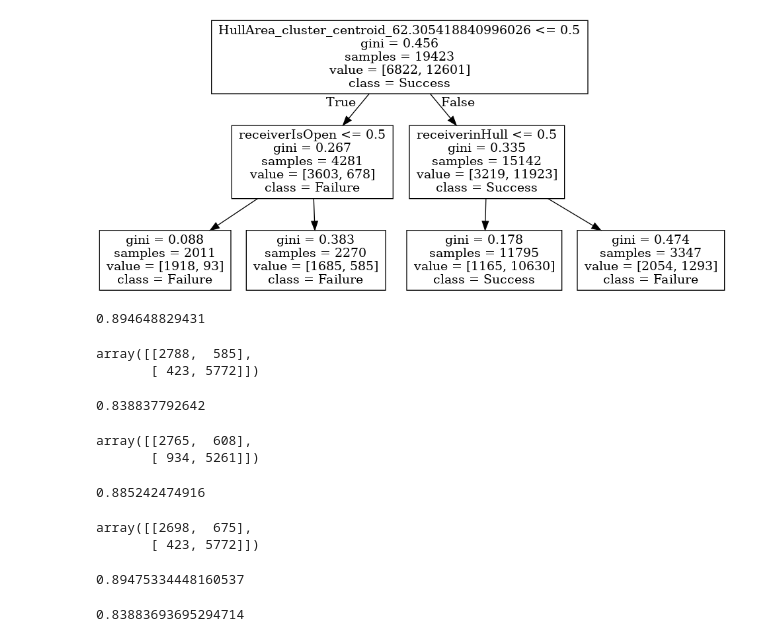
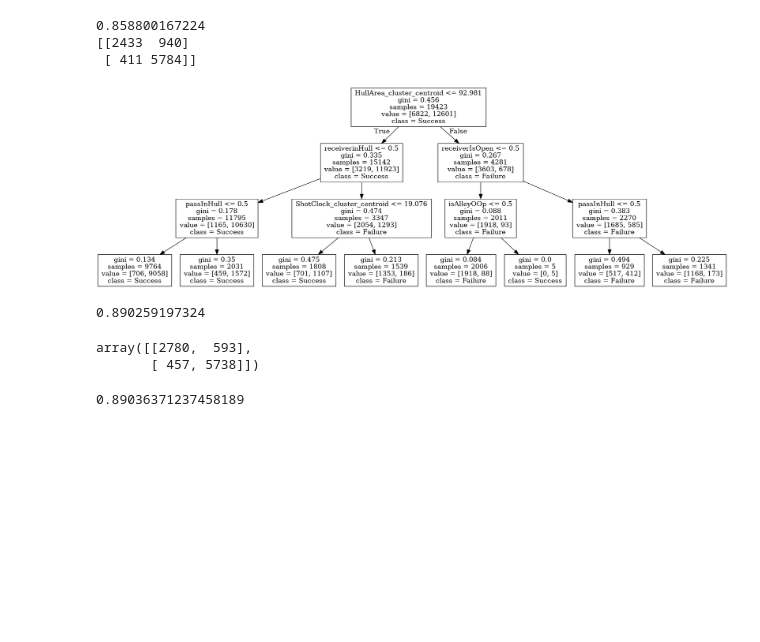
Before and after one commit to pauldevos/cu-bball-data-mining-project, a Jupyter notebook: JupyterNotebooks/Predict Successes.ipynb, the cells around one changed output. Cells and saved outputs as stored; diff of their text form; code cells hidden in the pictures; blank space fills up the shorter version.

Commit message:
Finish Predict Passes notebook.

```diff
--- a/JupyterNotebooks/Predict Successes.ipynb
+++ b/JupyterNotebooks/Predict Successes.ipynb
@@ -89,31 +68,24 @@ Image(filename='tree.png')
 # %%
+X = df[[x for x in relevant_columns if x != "Success"]]
+y = df["Success"]
+
 X_train, X_test, y_train, y_test = train_test_split(X, y, test_size=0.33, random_state=7)
 
-small_clf = tree.DecisionTreeClassifier(random_state=7, max_depth = 2)
+small_clf = tree.DecisionTreeClassifier(random_state=7, max_depth = 3)
 small_clf = small_clf.fit(X_train, y_train)
 
-tree.export_graphviz(small_clf, out_file='small_tree.dot', class_names=["Failure", "Success"], feature_names=X.columns.values)
+tree.export_graphviz(small_clf, out_file='small_tree.dot', class_names=["Failure","Success"], feature_names=X.columns.values)
 os.system("dot -Tpng small_tree.dot -o small_tree.png")
 
+print(small_clf.score(X_test, y_test))
+print(confusion_matrix(y_test, small_clf.predict(X_test)))
+
 Image(filename='small_tree.png')
 # %% [output]
+0.858800167224
+[[2433  940]
+ [ 411 5784]]
-[figure, old version]
+[figure, new version]
-# %%
-print(clf.score(X_test, y_test))
-
-confusion_matrix(y_test, clf.predict(X_test))
-# %% [output]
-0.894648829431
-array([[2788,  585],
-       [ 423, 5772]])
-# %%
-print(small_clf.score(X_test, y_test))
-
-confusion_matrix(y_test, small_clf.predict(X_test))
-# %% [output]
-0.838837792642
-array([[2765,  608],
-       [ 934, 5261]])
 # %%
 # Untuned SVM, for comparison
 from sklearn.svm import SVC
@@ -122,23 +94,20 @@ svm_clf.fit(X_train, y_train.values.ravel())
 print(svm_clf.score(X_test, y_test))
 confusion_matrix(y_test, svm_clf.predict(X_test))
 # %% [output]
-0.885242474916
+0.890259197324
-array([[2698,  675],
-       [ 423, 5772]])
+array([[2780,  593],
+       [ 457, 5738]])
 # %%
+# Grid search for best parameter combination
+
 params = {'criterion':('gini', 'entropy'),
-          'max_depth':[6, 12],
-          'max_features': [5,12],
+          'max_depth':[2,11],
+          'max_features': [3,7],
           'min_samples_leaf': [1,10],
           'min_samples_split': [2, 5]}
 
-# different score function?
 gs = GridSearchCV(tree.DecisionTreeClassifier(), params)
 gs_res = gs.fit(X_train, y_train)
-gs_res.best_estimator_.score(X_test, y_test)
+gs_res.best_estimator_.score(X_test, y_test) # Not significantly better than the untuned model
 # %% [output]
-0.89475334448160537
+0.89036371237458189
-# %%
-cross_val_score(small_clf, X_test, y_test, cv=10).mean()
-# %% [output]
-0.83883693695294714
```
Also changed, not shown: parts of 3 cells of this notebook, 2 other files.
